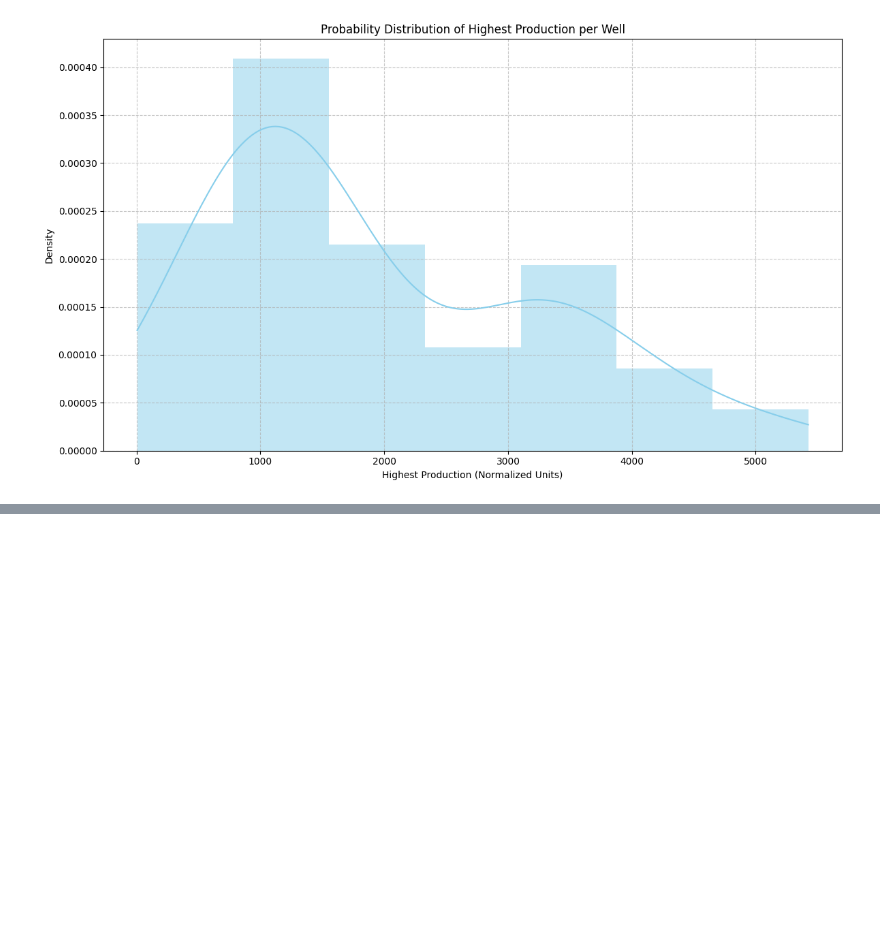
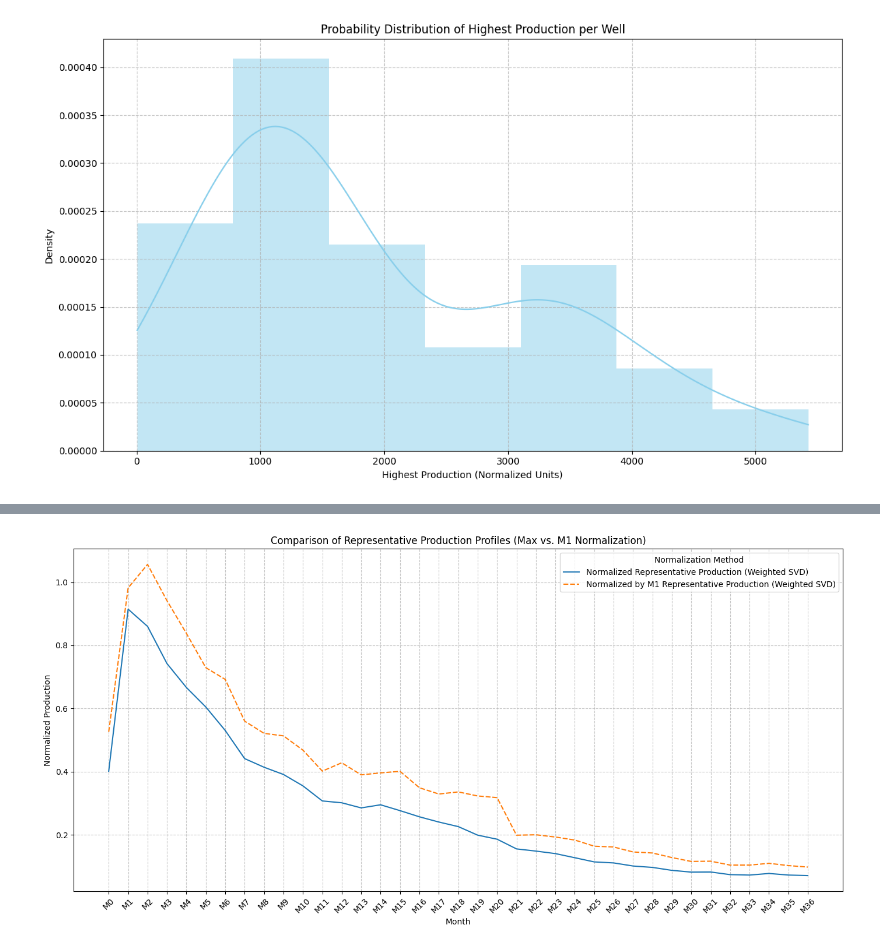
Before and after one commit to JozefSL/pyNotes, a Jupyter notebook: SVD/regional_NewWelldeclinecurveP1_Normalized.ipynb, the cells around one changed output, grey strips where cells are left out. Cells and saved outputs as stored; diff of their text form; code cells hidden in the pictures; blank space fills up the shorter version.

```diff
--- a/SVD/regional_NewWelldeclinecurveP1_Normalized.ipynb
+++ b/SVD/regional_NewWelldeclinecurveP1_Normalized.ipynb
@@ -512,0 +602,19 @@ dtype: float64
+# %%
+import matplotlib.pyplot as plt
+import seaborn as sns
+
+# Combine the two representative DataFrames for plotting
+comparison_of_normalization_df = pd.concat([representative_df_normalized, representative_df_normalized_m1], axis=1)
+
+plt.figure(figsize=(14, 7))
+sns.lineplot(data=comparison_of_normalization_df)
+plt.title('Comparison of Representative Production Profiles (Max vs. M1 Normalization)')
+plt.xlabel('Month')
+plt.ylabel('Normalized Production')
+plt.grid(True, linestyle='--', alpha=0.7)
+plt.xticks(rotation=45)
+plt.legend(title='Normalization Method')
+plt.tight_layout()
+plt.show()
+# %% [output]
+[figure, added]
```
Also changed, not shown: parts of 4 cells of this notebook.
